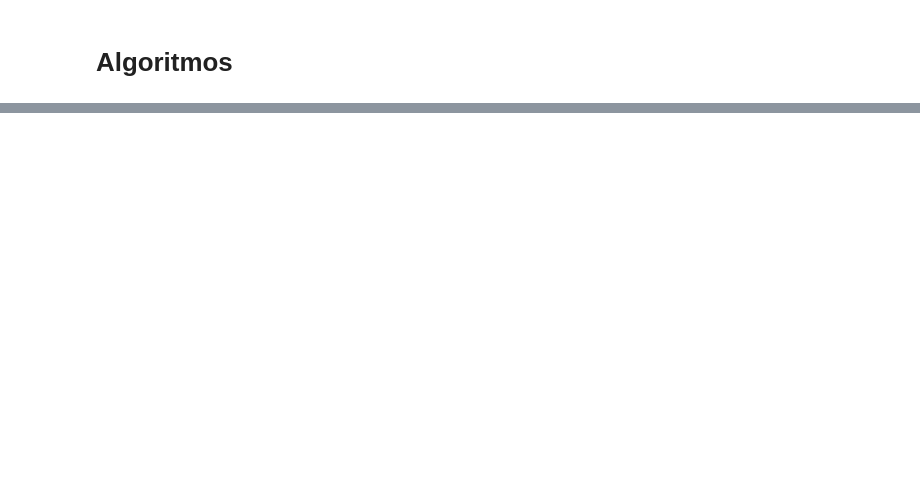
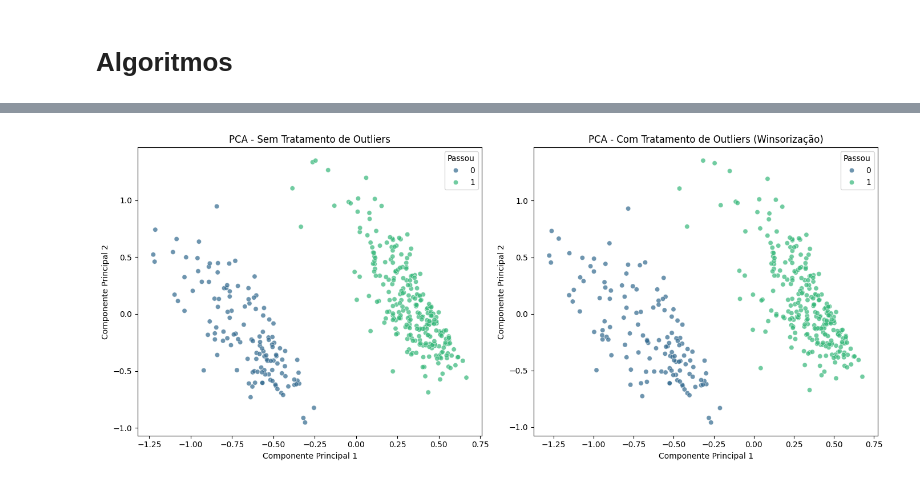
Before and after one commit to bsoeiro5/TP2, a Jupyter notebook: codigo/main.ipynb, the cells around one changed output, grey strips where cells are left out. Drawn from its saved outputs; the diff is of its cells as text; code cells hidden in the pictures; blank space fills up the shorter version.

```diff
--- a/codigo/main.ipynb
+++ b/codigo/main.ipynb
@@ -230,0 +176,11 @@ plt.show()
+# %%
+# Cria uma cópia do dataframe original para não afetar df
+df_winsor = df.copy()
+
+# Aplica winsorização por quantil 95% na coluna de reprovações
+col = 'failures'  # Substitua se a coluna tiver outro nome
+q95 = df_winsor[col].quantile(0.95)
+df_winsor[col] = df_winsor[col].clip(upper=q95)
+
+# Verifica resultado
+df_winsor[col].describe()
@@ -277,0 +199,45 @@ plt.show()
+# %%
+scaler = MinMaxScaler()
+numeric_scaled_winsor = scaler.fit_transform(df_winsor[numeric_cols])
+numeric_scaled_original = scaler.fit_transform(df[numeric_cols])
+
+# 9. Aplicação de PCA nos dados winsorizados
+pca = PCA(n_components=2)
+pca_result_winsor = pca.fit_transform(numeric_scaled_winsor)
+
+# Criar DataFrame com os resultados do PCA (winsorizado)
+pca_df_winsor = pd.DataFrame(data=pca_result_winsor, columns=['PC1', 'PC2'])
+# Adiciona a coluna 'passed' para análise (assumindo que existe no df original)
+pca_df_winsor['passed'] = df['passed']
+
+# 10. Aplicação de PCA nos dados originais para comparação
+pca_original = PCA(n_components=2)
+pca_result_original = pca_original.fit_transform(numeric_scaled_original)
+
+# Criar DataFrame com os resultados do PCA (original)
+pca_df_original = pd.DataFrame(data=pca_result_original, columns=['PC1', 'PC2'])
+pca_df_original['passed'] = df['passed']
+
+# 11. Visualização comparativa dos resultados PCA
+plt.figure(figsize=(14, 6))
+
+# Subplot para dados originais
+plt.subplot(1, 2, 1)
+sns.scatterplot(data=pca_df_original, x='PC1', y='PC2', hue='passed', palette='viridis', alpha=0.7)
+plt.title('PCA - Sem Tratamento de Outliers')
+plt.xlabel('Componente Principal 1')
+plt.ylabel('Componente Principal 2')
+plt.legend(title='Passou')
+
+# Subplot para dados com winsorização
+plt.subplot(1, 2, 2)
+sns.scatterplot(data=pca_df_winsor, x='PC1', y='PC2', hue='passed', palette='viridis', alpha=0.7)
+plt.title('PCA - Com Tratamento de Outliers (Winsorização)')
+plt.xlabel('Componente Principal 1')
+plt.ylabel('Componente Principal 2')
+plt.legend(title='Passou')
+
+plt.tight_layout()
+plt.show()
+# %% [output]
+[figure, added]
```
Also changed, not shown: parts of 5 cells of this notebook.
